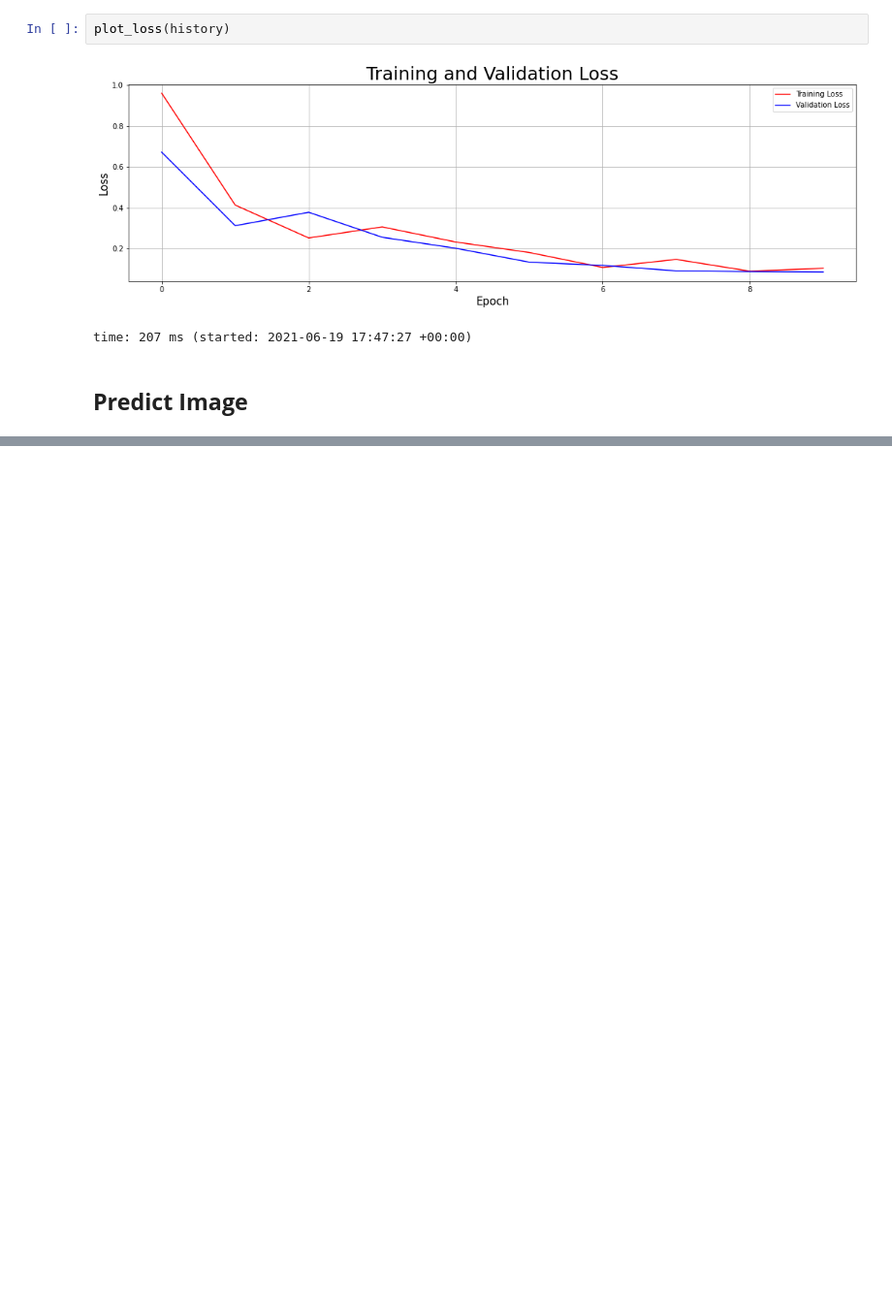
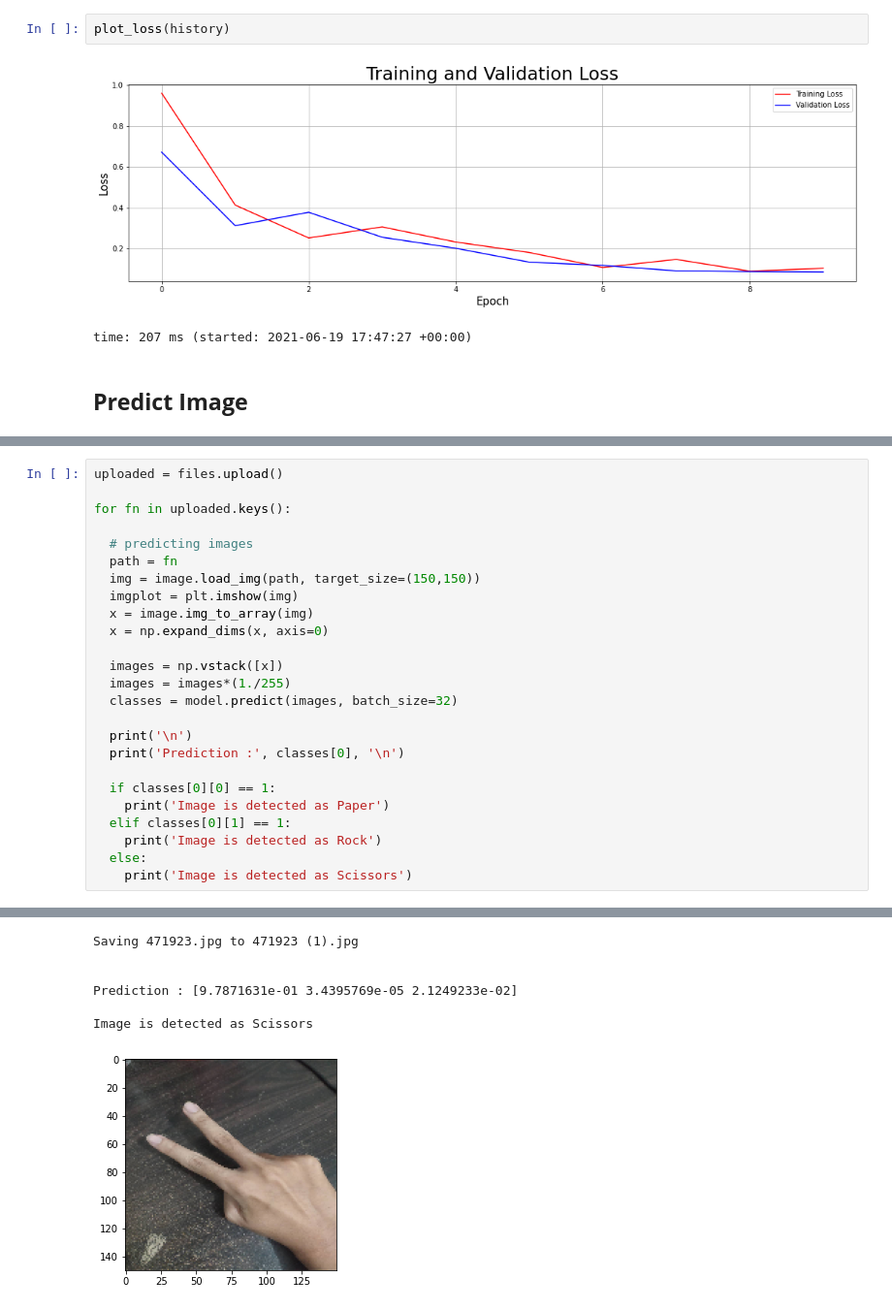
Before and after one commit to Varberg007/Image-Classification, a Jupyter notebook: Image_Classification.ipynb, the cells around one changed output, grey strips where cells are left out. Shown at 97% size. Drawn from its saved outputs; the diff is of its cells as text; blank space fills up the shorter version.

```diff
--- a/Image_Classification.ipynb
+++ b/Image_Classification.ipynb
@@ -399,0 +385,26 @@ time: 3.9 ms (started: 2021-06-19 17:48:12 +00:00)
+# %%
+uploaded = files.upload()
+
+for fn in uploaded.keys():
+
+  # predicting images
+  path = fn
+  img = image.load_img(path, target_size=(150,150))
+  imgplot = plt.imshow(img)
+  x = image.img_to_array(img)
+  x = np.expand_dims(x, axis=0)
+
+  images = np.vstack([x])
+  images = images*(1./255)
+  classes = model.predict(images, batch_size=32)
+
+  print('\n')
+  print('Prediction :', classes[0], '\n')
+
+  if classes[0][0] == 1:
+    print('Image is detected as Paper')
+  elif classes[0][1] == 1:
+    print('Image is detected as Rock')
+  else:
+    print('Image is detected as Scissors')
+# %% [output]
@@ -399,0 +412,7 @@ time: 3.9 ms (started: 2021-06-19 17:48:12 +00:00)
+Saving 471923.jpg to 471923 (1).jpg
+
+
+Prediction : [9.7871631e-01 3.4395769e-05 2.1249233e-02]
+
+Image is detected as Scissors
+[figure, added]
```
Also changed, not shown: parts of 4 cells of this notebook.
